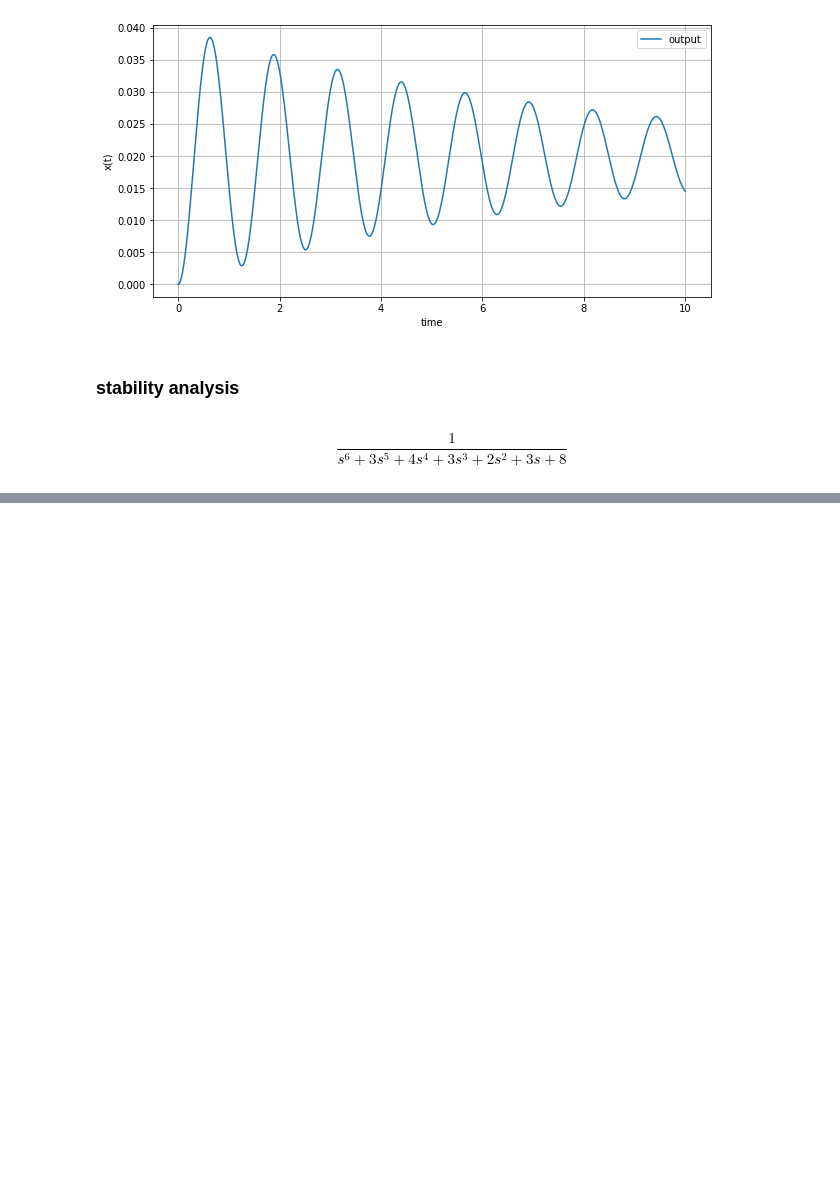
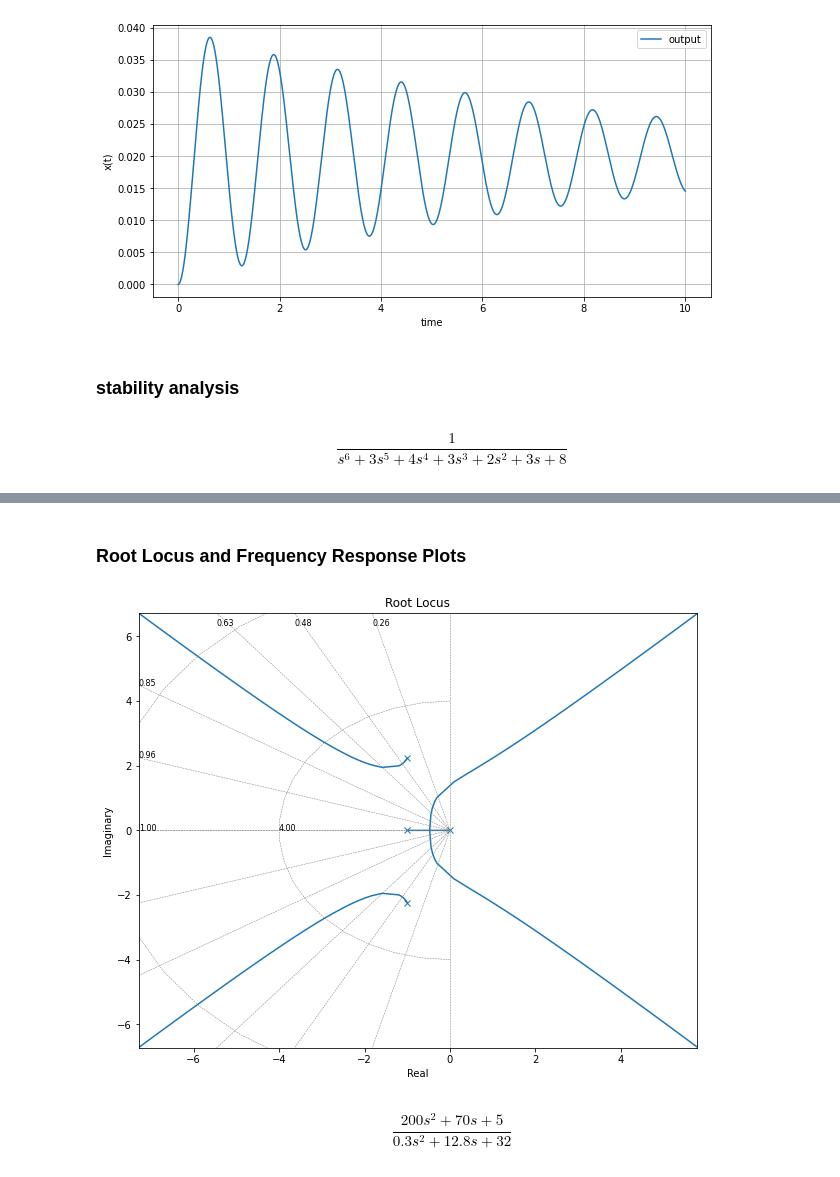
Before and after one commit to deependran7/Control-System-Series, a Jupyter notebook: Control_system.ipynb, the cells around one changed output, grey strips where cells are left out. Drawn from its saved outputs; the diff is of its cells as text; code cells hidden in the pictures; blank space fills up the shorter version.

```diff
--- a/Control_system.ipynb
+++ b/Control_system.ipynb
@@ -236,0 +237,12 @@ ax.legend()
+# %% [markdown]
+<h3> Root Locus and Frequency Response Plots
+# %%
+fig,ax = plt.subplots(figsize = (10,8))
+poles, gain = control.rlocus(TF)
+# %% [output]
+[figure, added]
+# %%
+TF = ((20*s + 5)*(10*s + 1))/((3*s + 8)*(0.1*s + 4))
+TF
+# %% [output]
+$$\frac{200 s^2 + 70 s + 5}{0.3 s^2 + 12.8 s + 32}$$
```
Also changed, not shown: parts of 32 cells of this notebook.
